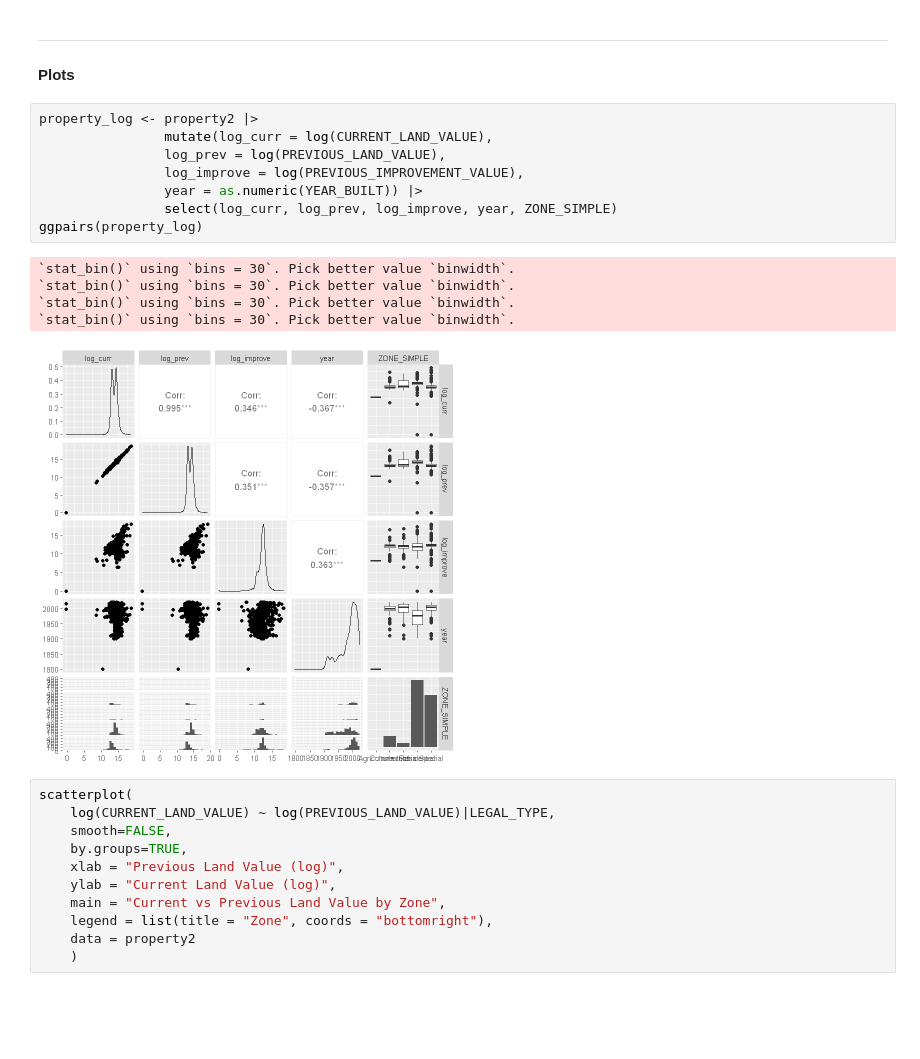
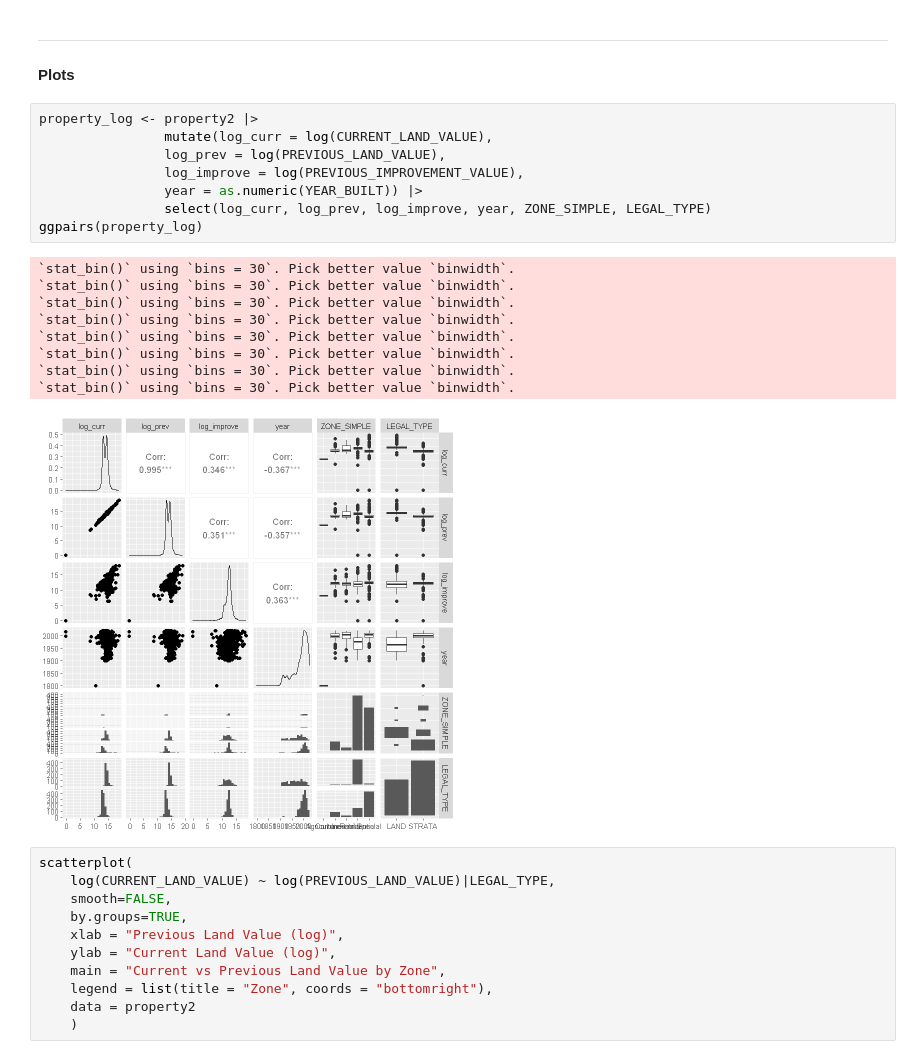
Before and after one commit to drrnaxl/STAT-306-Project, a Jupyter notebook: STAT_306_with_zoning.ipynb, the cells around one changed output. Saved outputs shown, nothing was run; the diff lists cells and outputs as text; blank space fills up the shorter version.

```diff
--- a/STAT_306_with_zoning.ipynb
+++ b/STAT_306_with_zoning.ipynb
@@ -284,17 +284,21 @@ F-statistic: 3.888e+04 on 5 and 1892 DF,  p-value: < 2.2e-16
 # %%
 property_log <- property2 |>
                 mutate(log_curr = log(CURRENT_LAND_VALUE),
                 log_prev = log(PREVIOUS_LAND_VALUE),
                 log_improve = log(PREVIOUS_IMPROVEMENT_VALUE),
                 year = as.numeric(YEAR_BUILT)) |>
-                select(log_curr, log_prev, log_improve, year, ZONE_SIMPLE)
+                select(log_curr, log_prev, log_improve, year, ZONE_SIMPLE, LEGAL_TYPE)
 ggpairs(property_log)
 # %% [output]
 `stat_bin()` using `bins = 30`. Pick better value `binwidth`.
 `stat_bin()` using `bins = 30`. Pick better value `binwidth`.
 `stat_bin()` using `bins = 30`. Pick better value `binwidth`.
 `stat_bin()` using `bins = 30`. Pick better value `binwidth`.
+`stat_bin()` using `bins = 30`. Pick better value `binwidth`.
+`stat_bin()` using `bins = 30`. Pick better value `binwidth`.
+`stat_bin()` using `bins = 30`. Pick better value `binwidth`.
+`stat_bin()` using `bins = 30`. Pick better value `binwidth`.
-[figure, old version]
+[figure, new version]
 # %%
 scatterplot(
     log(CURRENT_LAND_VALUE) ~ log(PREVIOUS_LAND_VALUE)|LEGAL_TYPE,
```
Also changed, not shown: parts of 1 cell of this notebook, 1 other file.
